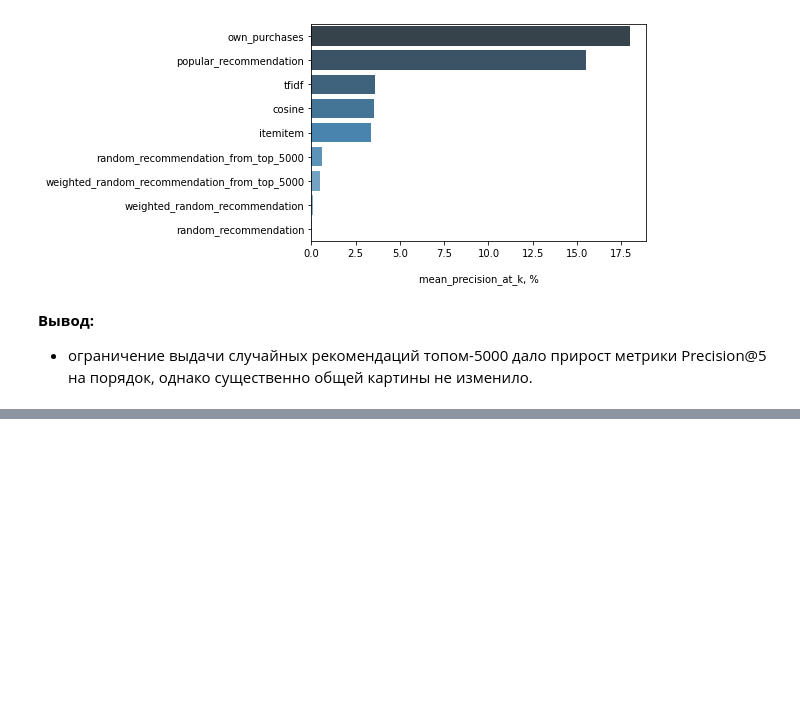
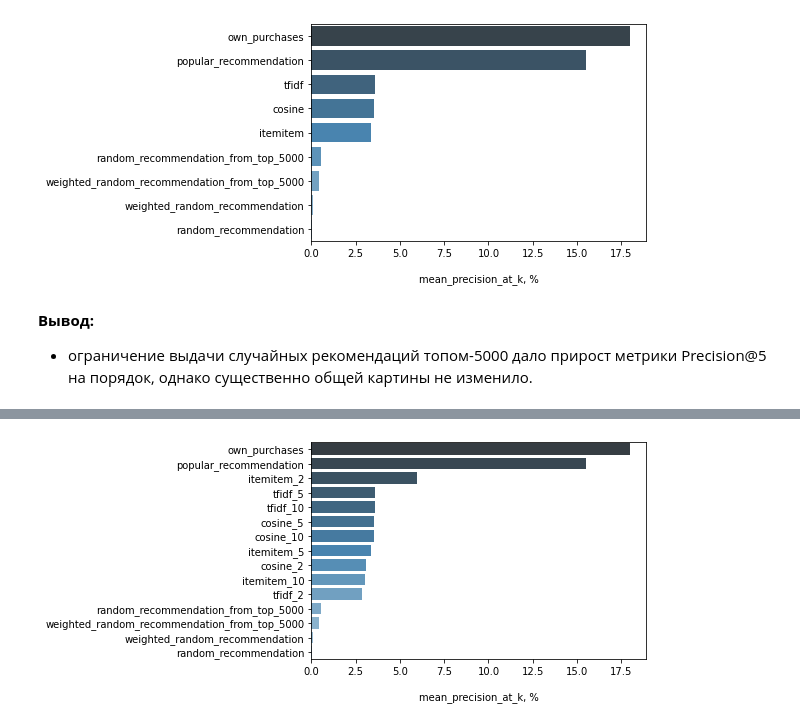
Before and after one commit to NovikovVN/rec_sys, a Jupyter notebook: RecSys_2.ipynb, the cells around one changed output, grey strips where cells are left out. Cells and saved outputs as stored; diff of their text form; code cells hidden in the pictures; blank space fills up the shorter version.

```diff
--- a/RecSys_2.ipynb
+++ b/RecSys_2.ipynb
@@ -226,0 +260,12 @@ plt.show()
+# %%
+userids = user_item_matrix.index.values
+itemids = user_item_matrix.columns.values
+
+matrix_userids = np.arange(len(userids))
+matrix_itemids = np.arange(len(itemids))
+
+id_to_itemid = dict(zip(matrix_itemids, itemids))
+id_to_userid = dict(zip(matrix_userids, userids))
+
+itemid_to_id = dict(zip(itemids, matrix_itemids))
+userid_to_id = dict(zip(userids, matrix_userids))
@@ -226,0 +354,17 @@ plt.show()
+# %%
+k = 5
+rec_columns = result.columns.drop(['user_id', 'actual']).to_list()
+
+precision_values = []
+for column in rec_columns:
+    precision_value = result[['actual', column]].apply( \
+         lambda x: precision_at_k(x, k), axis=1).mean()
+    precision_values.append(precision_value)
+# %%
+mean_precision_at_k = pd.DataFrame({'rec_columns': rec_columns,
+                                    'precision_values': precision_values})
+mean_precision_at_k.replace({'itemitem': 'itemitem_5',
+                             'cosine': 'cosine_5',
+                             'tfidf': 'tfidf_5'}, inplace=True)
+mean_precision_at_k.sort_values(by='precision_values', ascending=False, inplace=True)
+mean_precision_at_k.reset_index(drop=True)
@@ -226,0 +388,7 @@ plt.show()
+# %%
+barplot(x='precision_values', y='rec_columns', data=mean_precision_at_k, orient='h', palette='Blues_d')
+plt.xlabel('\nmean_precision_at_k, %')
+plt.ylabel('')
+plt.show()
+# %% [output]
+[figure, added]
```
Also changed, not shown: parts of 14 cells of this notebook.
